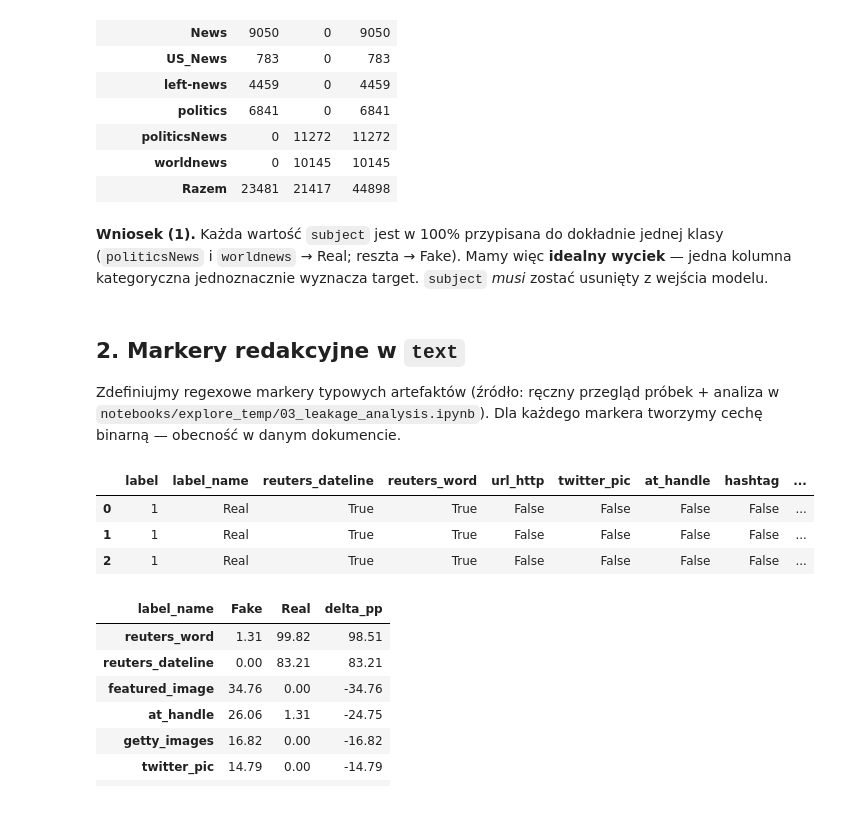
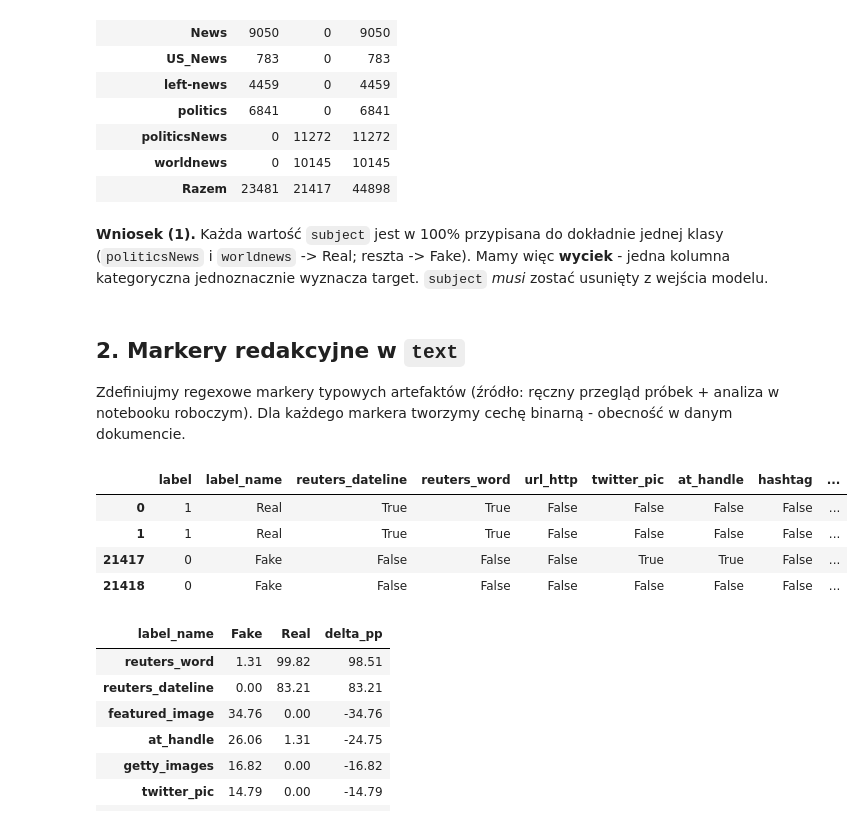
Before and after one commit to aoleszkiewicz/factlens, a Jupyter notebook: notebooks/explore/02_leakage.ipynb, the cells around one changed output. Saved outputs shown, nothing was run; the diff lists cells and outputs as text; code cells hidden in the pictures.

Commit message:
feature: data analysis

```diff
--- a/notebooks/explore/02_leakage.ipynb
+++ b/notebooks/explore/02_leakage.ipynb
@@ -15,12 +15,13 @@ import pandas as pd
 import plotly.express as px
 from sklearn.feature_extraction.text import TfidfVectorizer
 from sklearn.feature_selection import chi2, mutual_info_classif
+from plotly.subplots import make_subplots
+import plotly.graph_objects as go
 
-warnings.filterwarnings('ignore', category=UserWarning)
-pd.options.plotting.backend = 'plotly'
-pd.set_option('display.max_colwidth', 120)
+warnings.filterwarnings("ignore", category=UserWarning)
+pd.options.plotting.backend = "plotly"
 
-LABEL_NAMES = {0: 'Fake', 1: 'Real'}
-LABEL_COLORS = {'Fake': '#EF553B', 'Real': '#636EFA'}
+LABEL_NAMES = {0: "Fake", 1: "Real"}
+LABEL_COLORS = {"Fake": "#EF553B", "Real": "#636EFA"}
 RNG = np.random.default_rng(42)
 # %%
@@ -66,32 +82,35 @@ fig.update_layout(xaxis_title='subject', yaxis_title='udział klasy', barmode='s
 fig.show()
 # %% [markdown]
-**Wniosek (1).** Każda wartość `subject` jest w 100% przypisana do dokładnie jednej klasy (`politicsNews` i `worldnews` → Real; reszta → Fake). Mamy więc **idealny wyciek** — jedna kolumna kategoryczna jednoznacznie wyznacza target. `subject` *musi* zostać usunięty z wejścia modelu.
+**Wniosek (1).** Każda wartość `subject` jest w 100% przypisana do dokładnie jednej klasy (`politicsNews` i `worldnews` -> Real; reszta -> Fake). Mamy więc **wyciek** - jedna kolumna kategoryczna jednoznacznie wyznacza target. `subject` *musi* zostać usunięty z wejścia modelu.
 # %% [markdown]
 ## 2. Markery redakcyjne w `text`
 
-Zdefiniujmy regexowe markery typowych artefaktów (źródło: ręczny przegląd próbek + analiza w `notebooks/explore_temp/03_leakage_analysis.ipynb`). Dla każdego markera tworzymy cechę binarną — obecność w danym dokumencie.
+Zdefiniujmy regexowe markery typowych artefaktów (źródło: ręczny przegląd próbek + analiza w notebooku roboczym). Dla każdego markera tworzymy cechę binarną - obecność w danym dokumencie.
 # %%
 MARKERS = {
-    'reuters_dateline': r'^[A-Z][A-Z\s/]{1,40} \(Reuters\)\s*-',
-    'reuters_word':     r'\breuters\b',
-    'url_http':         r'https?://\S+',
-    'twitter_pic':      r'pic\.twitter\.com',
-    'at_handle':        r'@\w+',
-    'hashtag':          r'#\w+',
-    'getty_images':     r'getty\s+images?',
-    'featured_image':   r'featured\s+image',
-    'wire_21cw':        r'21st\s+century\s+wire',
-    'video_marker':     r'\b(?:VIDEO|WATCH|BREAKING)\s*:',
-    'via_handle':       r'\bvia\s+@\w+',
+    "reuters_dateline": r"^[A-Z][A-Z\s/]{1,40} \(Reuters\)\s*-",
+    "reuters_word": r"\breuters\b",
+    "url_http": r"https?://\S+",
+    "twitter_pic": r"pic\.twitter\.com",
+    "at_handle": r"@\w+",
+    "hashtag": r"#\w+",
+    "getty_images": r"getty\s+images?",
+    "featured_image": r"featured\s+image",
+    "wire_21cw": r"21st\s+century\s+wire",
+    "video_marker": r"\b(?:VIDEO|WATCH|BREAKING)\s*:",
+    "via_handle": r"\bvia\s+@\w+",
 }
 
-marker_df = pd.DataFrame({'label': df['label'], 'label_name': df['label_name']})
+marker_df = pd.DataFrame({"label": df["label"], "label_name": df["label_name"]})
 for name, pat in MARKERS.items():
-    marker_df[name] = df['text'].str.contains(pat, regex=True, flags=re.IGNORECASE).fillna(False)
-marker_df.head(3)
+    marker_df[name] = (
+        df["text"].str.contains(pat, regex=True, flags=re.IGNORECASE).fillna(False)
+    )
+marker_df.groupby("label").head(2)
 # %% [output]
 |  | label | label_name | reuters_dateline | reuters_word | url_http | twitter_pic | at_handle | hashtag | ... |
 | 0 | 1 | Real | True | True | False | False | False | False | ... |
 | 1 | 1 | Real | True | True | False | False | False | False | ... |
-| 2 | 1 | Real | True | True | False | False | False | False | ... |
+| 21417 | 0 | Fake | False | False | False | True | True | False | ... |
+| 21418 | 0 | Fake | False | False | False | False | False | False | ... |
 # %%
```
Also changed, not shown: parts of 19 cells of this notebook, 3 other files.
